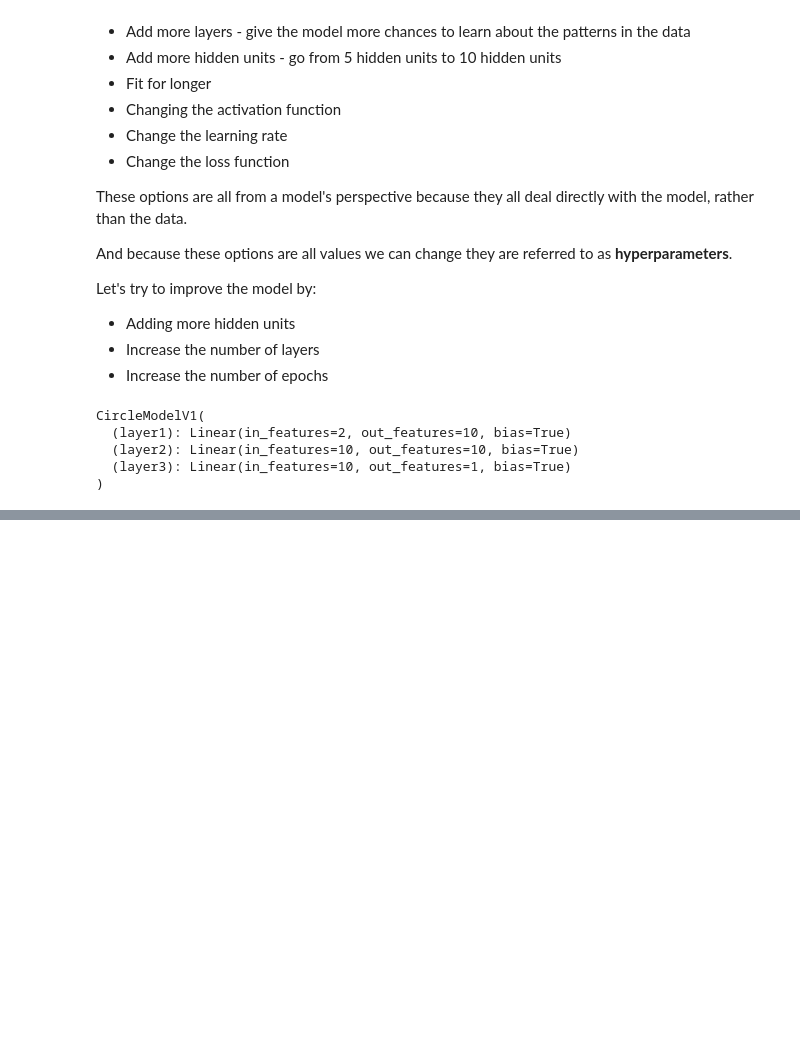
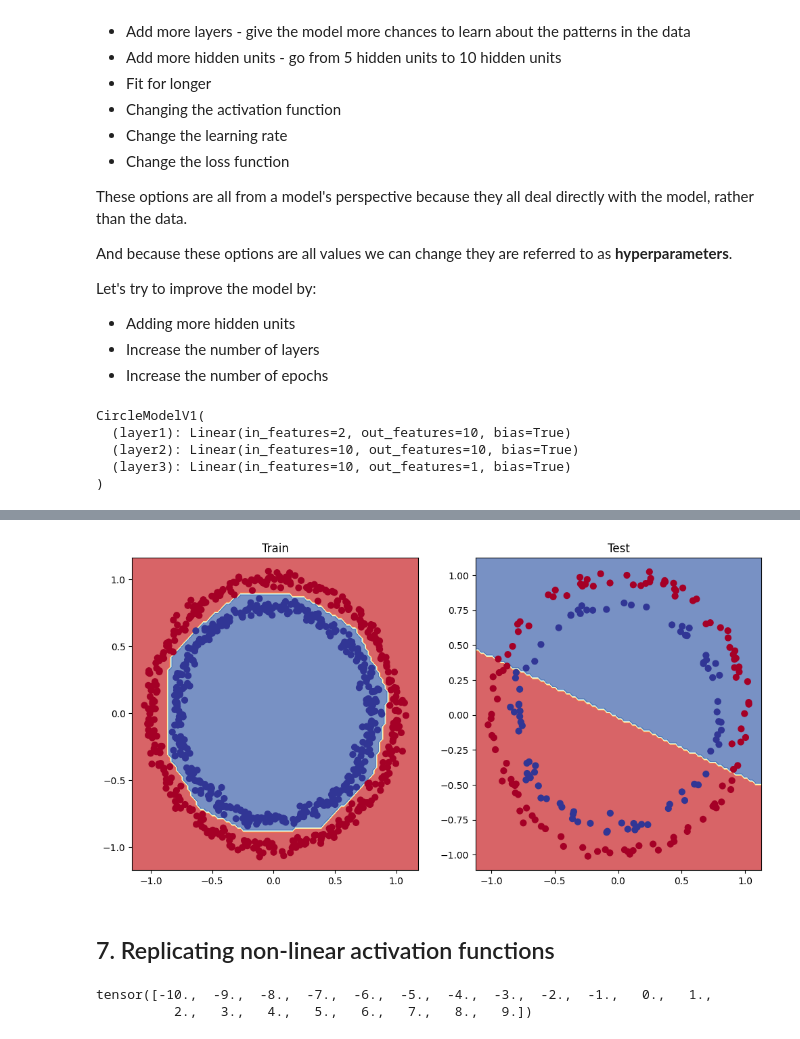
Before and after one commit to N1tingale/PyTorch, a Jupyter notebook: PyTorch_Neural_Network_Classification.ipynb, the cells around one changed output, grey strips where cells are left out. Drawn from its saved outputs; the diff is of its cells as text; code cells hidden in the pictures; blank space fills up the shorter version.

```diff
--- a/PyTorch_Neural_Network_Classification.ipynb
+++ b/PyTorch_Neural_Network_Classification.ipynb
@@ -429,0 +663,5 @@ CircleModelV1(
+# %%
+# Setup loss and optimizer
+loss_fn = nn.BCEWithLogitsLoss()
+optimizer = torch.optim.SGD(model_3.parameters(),
+                            lr=0.1)
@@ -429,0 +736,15 @@ CircleModelV1(
+# %%
+from helper_functions import plot_predictions, plot_decision_boundary
+# Plot decision boundary of the model
+
+plt.figure(figsize = (12,6))
+plt.subplot(1, 2, 1)
+plt.title("Train")
+plot_decision_boundary(model_3, X_train, y_train)
+plt.subplot(1, 2, 2)
+plt.title("Test")
+plot_decision_boundary(model_1, X_test, y_test)
+# %% [output]
+[figure, added]
+# %% [markdown]
+## 7. Replicating non-linear activation functions
@@ -429,0 +755,5 @@ CircleModelV1(
+# %%
+A
+# %% [output]
+tensor([-10.,  -9.,  -8.,  -7.,  -6.,  -5.,  -4.,  -3.,  -2.,  -1.,   0.,   1.,
+          2.,   3.,   4.,   5.,   6.,   7.,   8.,   9.])
```
Also changed, not shown: parts of 32 cells of this notebook.
